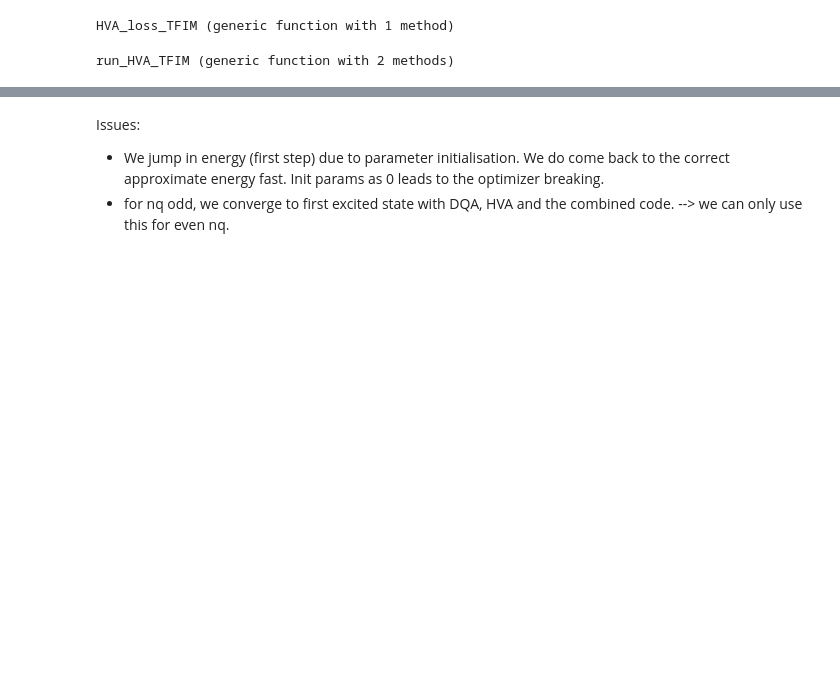
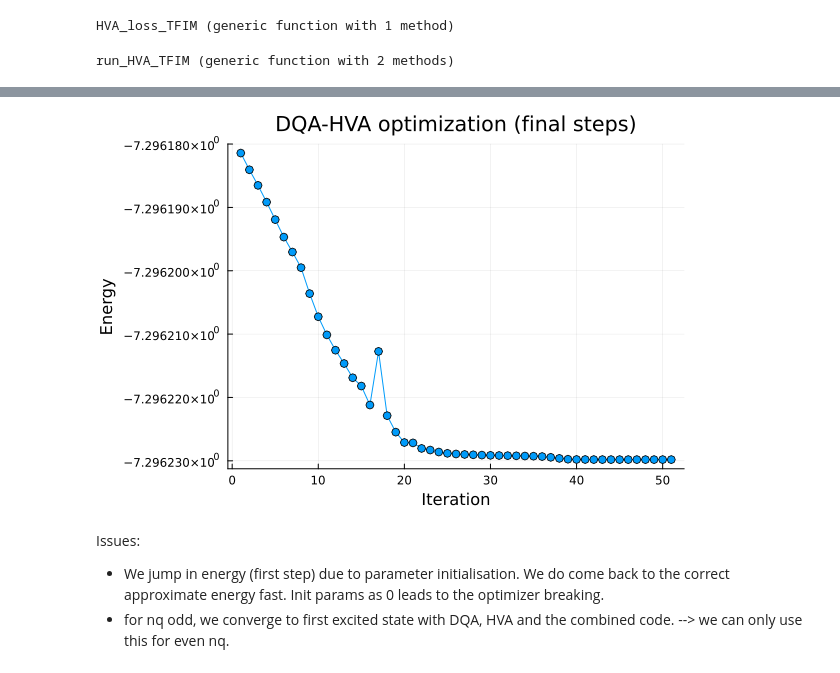
Before and after one commit to JuliaGerecke/PP-VarBenchmarks, a Jupyter notebook: HVA_DQA_comb.ipynb, the cells around one changed output, grey strips where cells are left out. Saved outputs shown, nothing was run; the diff lists cells and outputs as text; code cells hidden in the pictures; blank space fills up the shorter version.

```diff
--- a/HVA_DQA_comb.ipynb
+++ b/HVA_DQA_comb.ipynb
@@ -249,3 +261,8 @@ Final energy per qubit = -1.189692620785908
+# %%
+# plot final steps of optimization
+plot(E[end-50:end]*nq, marker=:o, xlabel="Iteration", ylabel="Energy", title="DQA-HVA optimization (final steps)", legend=false)
+# %% [output]
+[figure, added]
 # %% [markdown]
 Issues:
 - We jump in energy (first step) due to parameter initialisation. We do come back to the correct approximate energy fast. Init params as 0 leads to the optimizer breaking.
```
Also changed, not shown: parts of 8 cells of this notebook.
